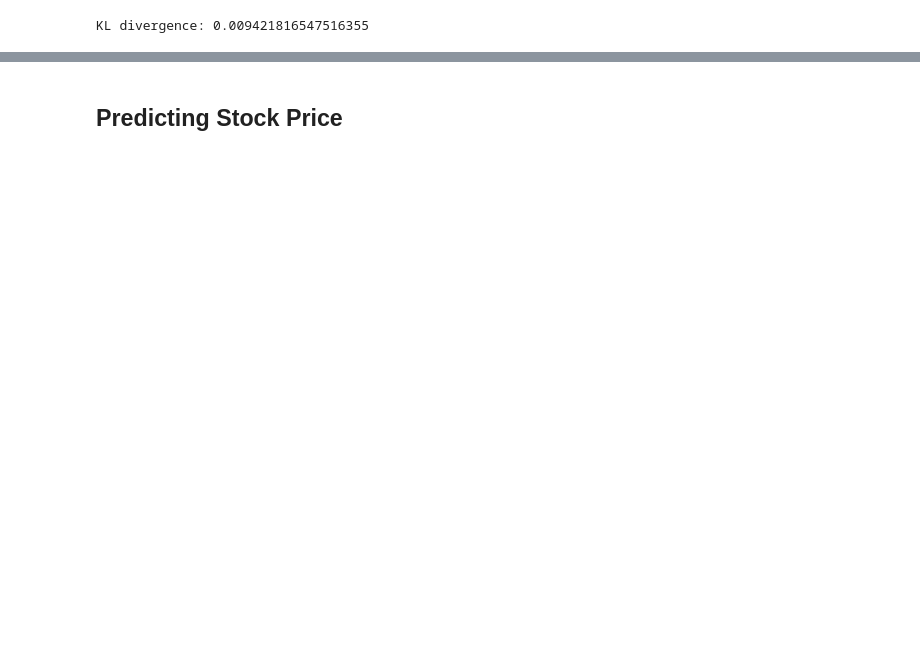
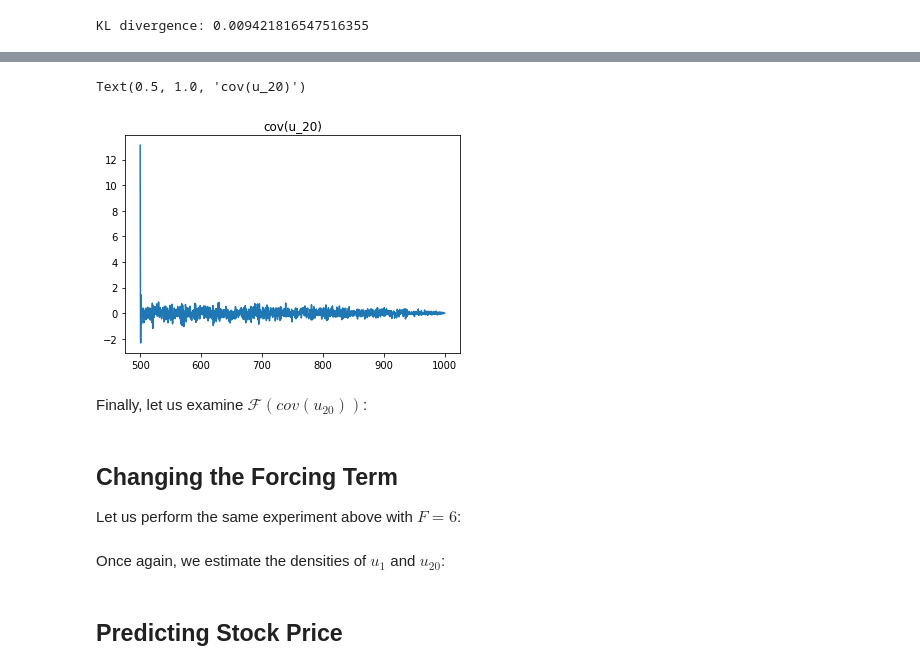
Before and after one commit to olokobayusuf/uncertainty-quant, a Jupyter notebook: time_series.ipynb, the cells around one changed output, grey strips where cells are left out. Drawn from its saved outputs; the diff is of its cells as text; code cells hidden in the pictures; blank space fills up the shorter version.

```diff
--- a/time_series.ipynb
+++ b/time_series.ipynb
@@ -172,0 +173,9 @@ Now, we compute the covariance function of the process:
+# %%
+# Plot covariance
+cov_u_20 = compute_autocovariance(u_20)
+lineplot(arange(500, 1000, timescale), cov_u_20).set_title("cov(u_20)")
+# %% [output]
+Text(0.5, 1.0, 'cov(u_20)')
+[figure, added]
+# %% [markdown]
+Finally, let us examine $\mathcal{F}(cov(u_{20}))$:
@@ -172,0 +184,3 @@ Now, we compute the covariance function of the process:
+# %% [markdown]
+## Changing the Forcing Term
+Let us perform the same experiment above with $F=6$:
@@ -172,0 +203,2 @@ Now, we compute the covariance function of the process:
+# %% [markdown]
+Once again, we estimate the densities of $u_1$ and $u_{20}$:
```
Also changed, not shown: parts of 16 cells of this notebook, 1 other file.
